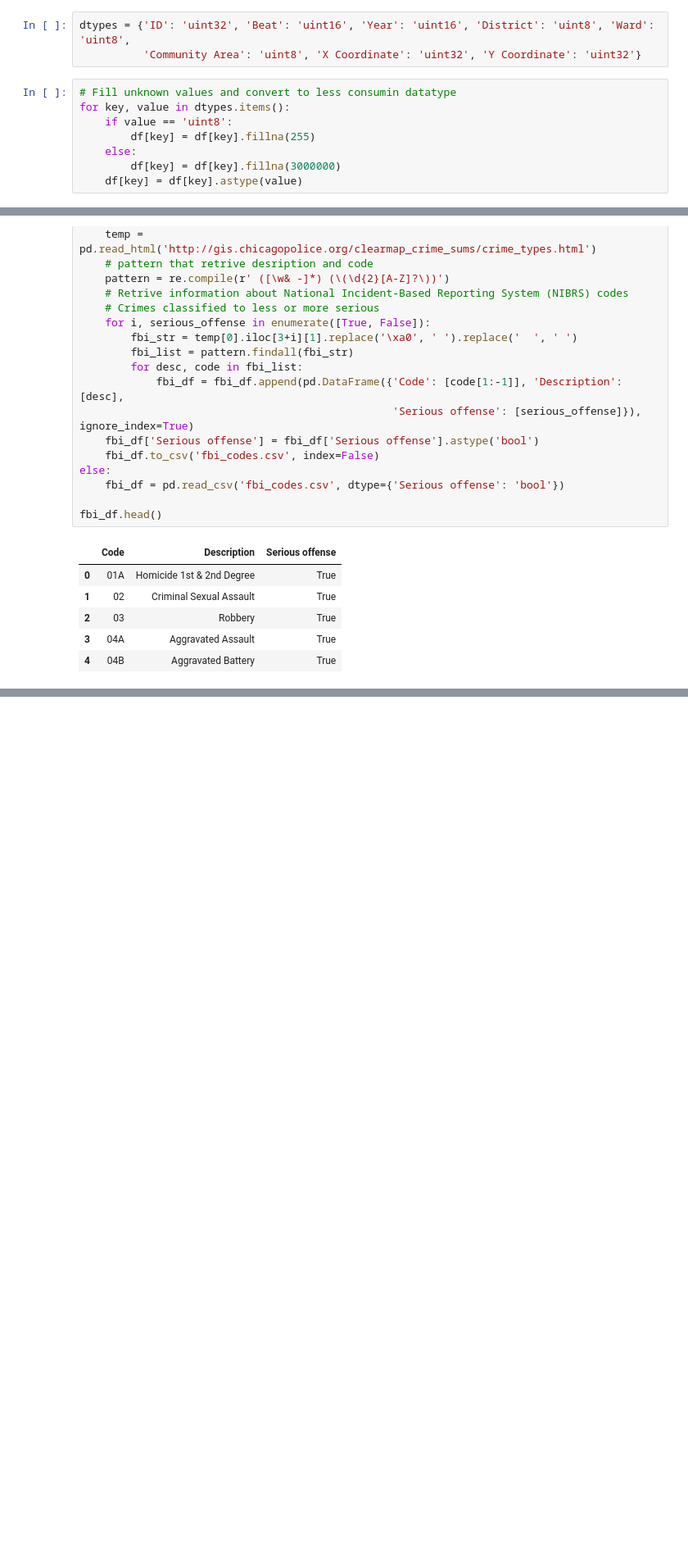
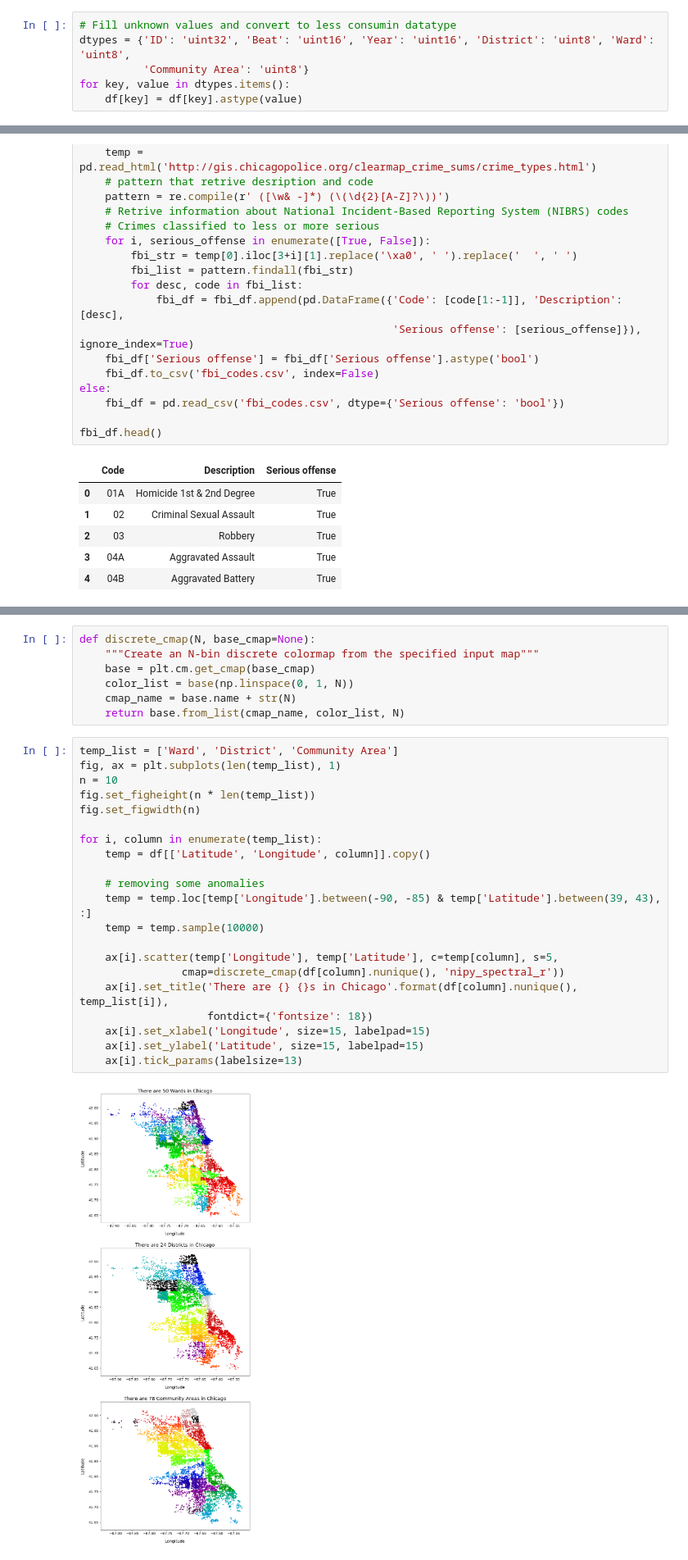
Before and after one commit to belkasanek/eda_chicago_crime_data, a Jupyter notebook: chicago_crimes_eda.ipynb, the cells around one changed output, grey strips where cells are left out. Shown: that part at 82% size. Saved outputs shown, nothing was run; the diff lists cells and outputs as text; blank space fills up the shorter version.

Commit message:
Add map of Chicago

```diff
--- a/chicago_crimes_eda.ipynb
+++ b/chicago_crimes_eda.ipynb
@@ -58,14 +66,9 @@ df.drop(['Case Number', 'Updated On', 'Location'], axis=1, inplace=True)
 # %%
+# Fill unknown values and convert to less consumin datatype
 dtypes = {'ID': 'uint32', 'Beat': 'uint16', 'Year': 'uint16', 'District': 'uint8', 'Ward': 'uint8',
-          'Community Area': 'uint8', 'X Coordinate': 'uint32', 'Y Coordinate': 'uint32'}
+          'Community Area': 'uint8'}
+for key, value in dtypes.items():
+    df[key] = df[key].astype(value)
-# %%
-# Fill unknown values and convert to less consumin datatype
-for key, value in dtypes.items():
-    if value == 'uint8':
-        df[key] = df[key].fillna(255)
-    else:
-        df[key] = df[key].fillna(3000000)
-    df[key] = df[key].astype(value)
 # %%
 # Dataframe to map column 'FBI Code' and human readable description
 if 'fbi_codes.csv' not in os.listdir('.'):
@@ -96,0 +110,30 @@ fbi_df.head()
+# %%
+def discrete_cmap(N, base_cmap=None):
+    """Create an N-bin discrete colormap from the specified input map"""
+    base = plt.cm.get_cmap(base_cmap)
+    color_list = base(np.linspace(0, 1, N))
+    cmap_name = base.name + str(N)
+    return base.from_list(cmap_name, color_list, N)
+# %%
+temp_list = ['Ward', 'District', 'Community Area']
+fig, ax = plt.subplots(len(temp_list), 1)
+n = 10
+fig.set_figheight(n * len(temp_list))
+fig.set_figwidth(n)
+
+for i, column in enumerate(temp_list):
+    temp = df[['Latitude', 'Longitude', column]].copy()
+
+    # removing some anomalies
+    temp = temp.loc[temp['Longitude'].between(-90, -85) & temp['Latitude'].between(39, 43), :]
+    temp = temp.sample(10000)
+
+    ax[i].scatter(temp['Longitude'], temp['Latitude'], c=temp[column], s=5,
+                cmap=discrete_cmap(df[column].nunique(), 'nipy_spectral_r'))
+    ax[i].set_title('There are {} {}s in Chicago'.format(df[column].nunique(), temp_list[i]),
+                    fontdict={'fontsize': 18})
+    ax[i].set_xlabel('Longitude', size=15, labelpad=15)
+    ax[i].set_ylabel('Latitude', size=15, labelpad=15)
+    ax[i].tick_params(labelsize=13)
+# %% [output]
+[figure, added]
```
Also changed, not shown: parts of 4 cells of this notebook.
